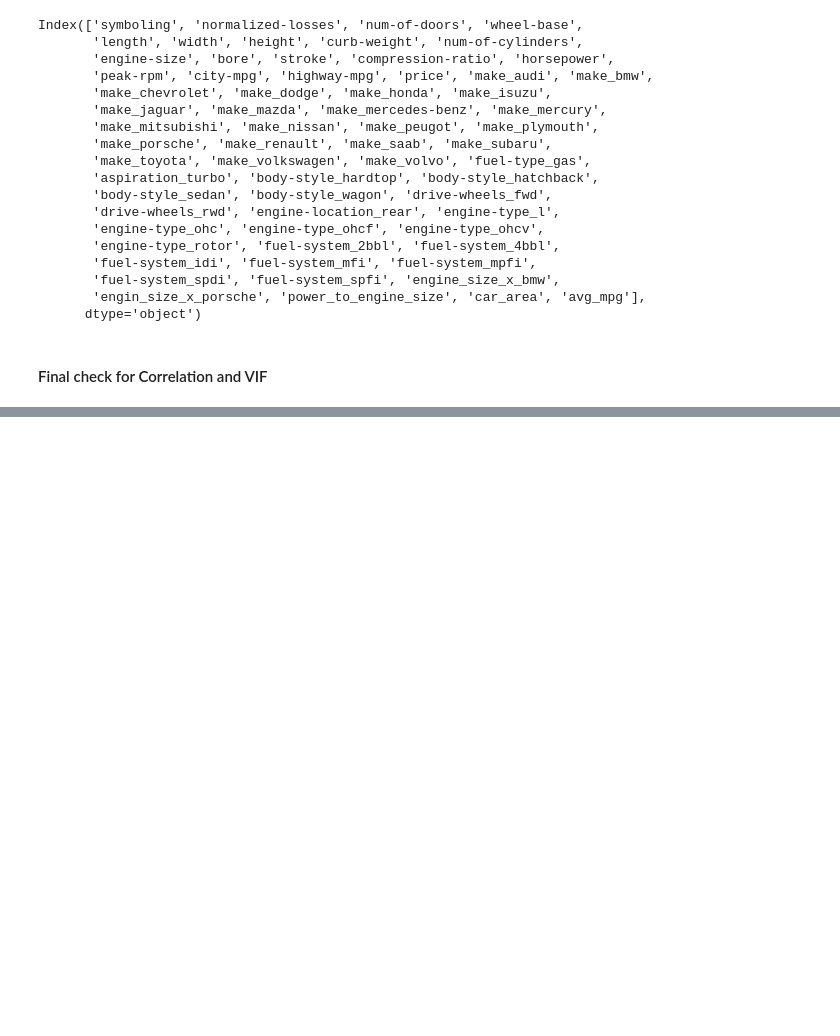
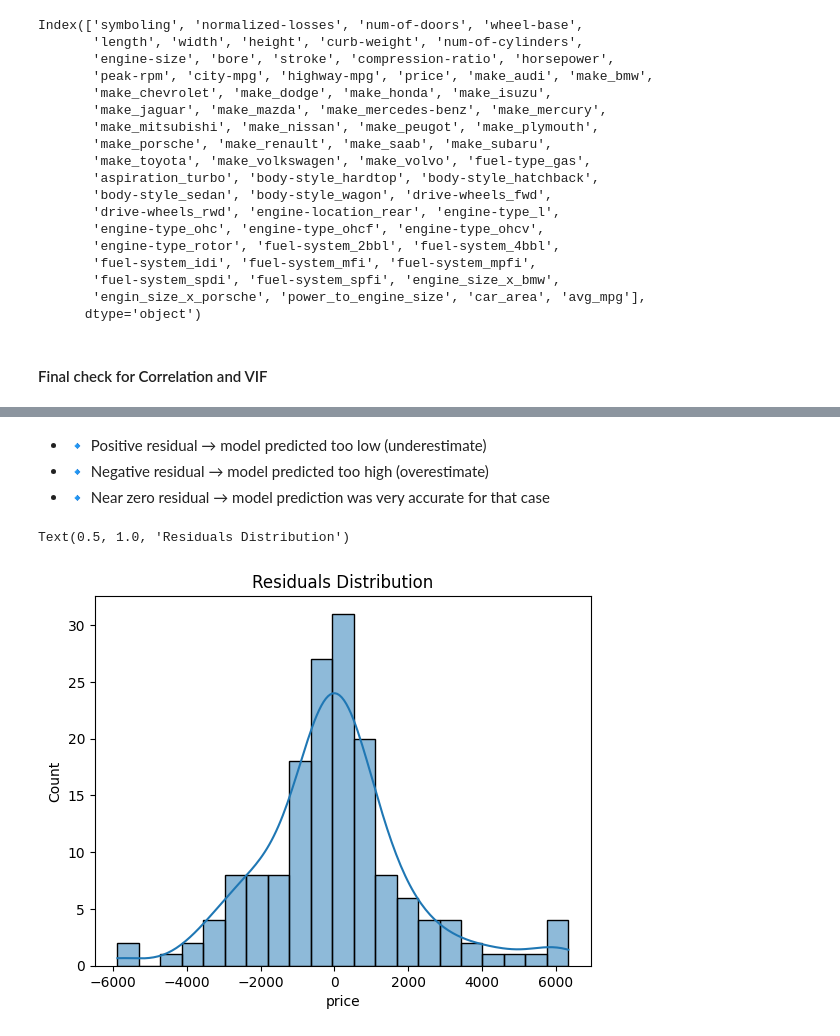
Before and after one commit to Kumbhakarn/classic-ml-algorithms, a Jupyter notebook: notebooks/linear-regression.ipynb, the cells around one changed output, grey strips where cells are left out. Drawn from its saved outputs; the diff is of its cells as text; code cells hidden in the pictures; blank space fills up the shorter version.

```diff
--- a/notebooks/linear-regression.ipynb
+++ b/notebooks/linear-regression.ipynb
@@ -701,0 +743,4 @@ plt.show()
+# %%
+from sklearn.model_selection import train_test_split
+
+X_train, X_test, y_train, y_test = train_test_split(X,y, test_size=0.2, random_state=42)
@@ -701,0 +761,4 @@ plt.show()
+# %%
+## train the model on the dateset
+linear_model = LinearRegression()
+linear_model.fit(X_train,y_train)
@@ -701,0 +788,4 @@ plt.show()
+# %%
+# 1. Predictions on Training Data
+y_pred_train = linear_model.predict(X_train)
+y_pred_train[:5]
@@ -701,0 +814,4 @@ plt.show()
+# %%
+# Residual/ Error = (Y_actual - Y_predited )
+residual_training_data = y_train - y_pred_train
+residual_training_data[:5]
@@ -701,0 +831,4 @@ plt.show()
+# %% [markdown]
+- 🔹 Positive residual → model predicted too low (underestimate)
+- 🔹 Negative residual → model predicted too high (overestimate)
+- 🔹 Near zero residual → model prediction was very accurate for that case
@@ -701,0 +838,7 @@ plt.show()
+# %%
+import scipy.stats as stats
+sns.histplot(residual_training_data,kde=True)
+plt.title("Residuals Distribution")
+# %% [output]
+Text(0.5, 1.0, 'Residuals Distribution')
+[figure, added]
```
Also changed, not shown: parts of 22 cells of this notebook.
